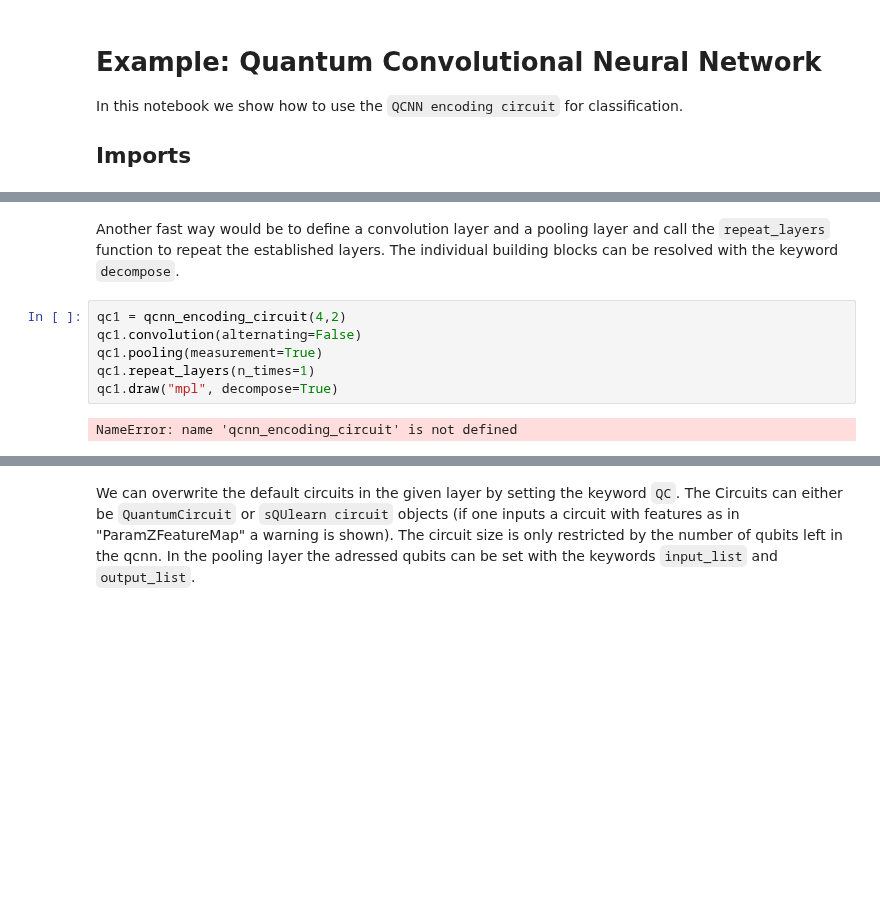
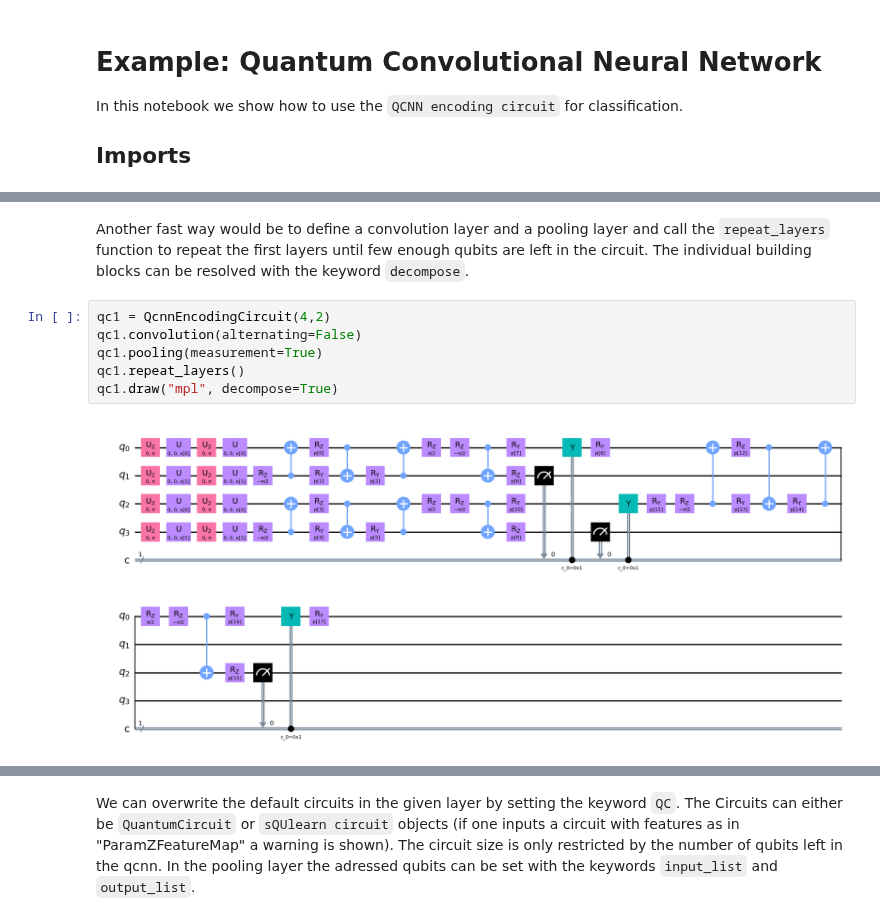
Before and after one commit to sQUlearn/squlearn, a Jupyter notebook: examples/qnn/example_qcnn_encoding_circuit.ipynb, the cells around one changed output, grey strips where cells are left out. Drawn from its saved outputs; the diff is of its cells as text; blank space fills up the shorter version.

```diff
--- a/examples/qnn/example_qcnn_encoding_circuit.ipynb
+++ b/examples/qnn/example_qcnn_encoding_circuit.ipynb
@@ -30,13 +26,13 @@ qc1.draw("mpl")
 # %% [output]
 [figure]
 # %% [markdown]
-Another fast way would be to define a convolution layer and a pooling layer and call the `repeat_layers` function to repeat the established layers. The individual building blocks can be resolved with the keyword `decompose`.
+Another fast way would be to define a convolution layer and a pooling layer and call the `repeat_layers` function to repeat the first layers until few enough qubits are left in the circuit. The individual building blocks can be resolved with the keyword `decompose`.
 # %%
-qc1 = qcnn_encoding_circuit(4,2)
+qc1 = QcnnEncodingCircuit(4,2)
 qc1.convolution(alternating=False)
 qc1.pooling(measurement=True)
-qc1.repeat_layers(n_times=1)
+qc1.repeat_layers()
 qc1.draw("mpl", decompose=True)
 # %% [output]
-NameError: name 'qcnn_encoding_circuit' is not defined
+[figure, added]
 # %% [markdown]
```
Also changed, not shown: parts of 17 cells of this notebook, 1 other file.
